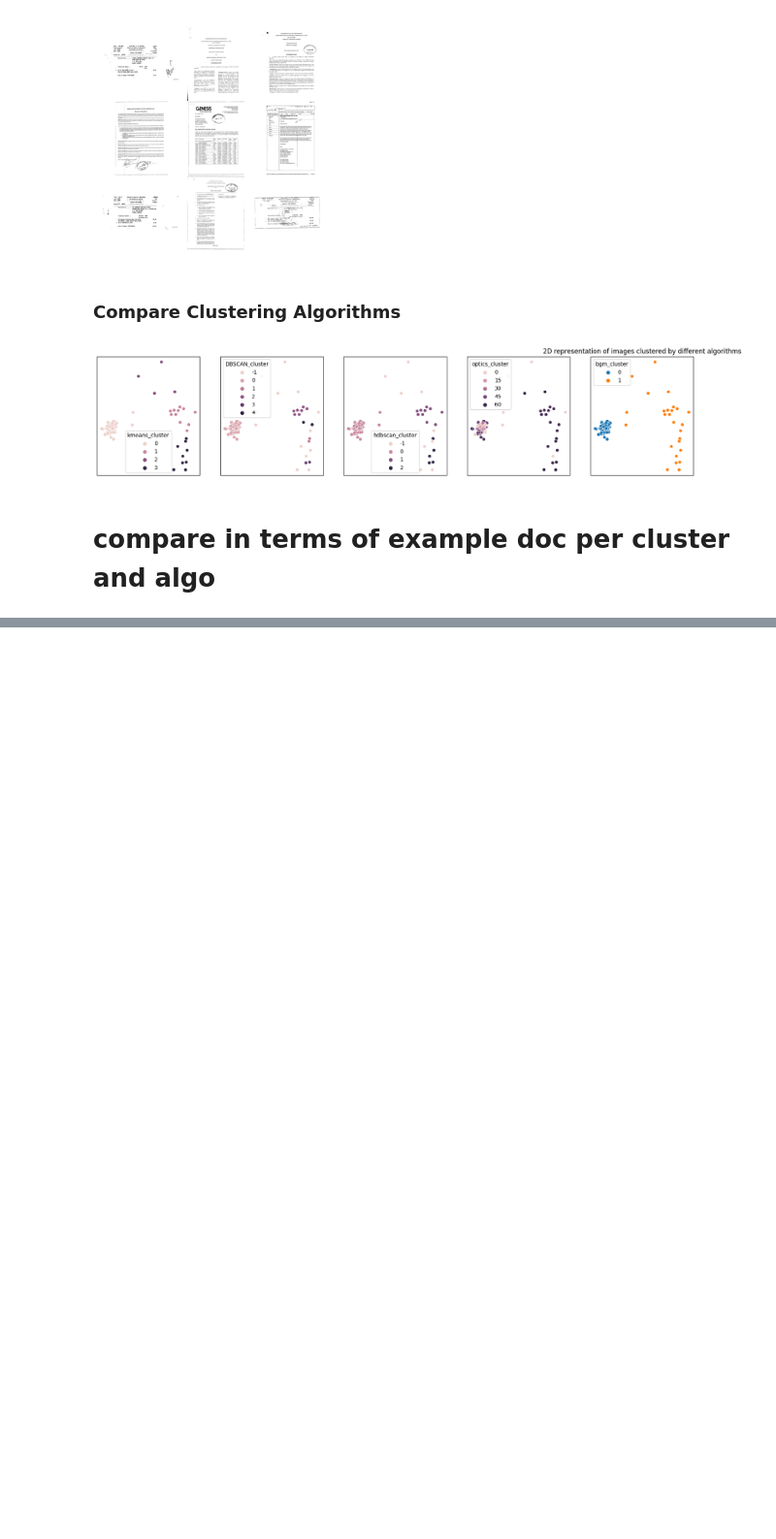
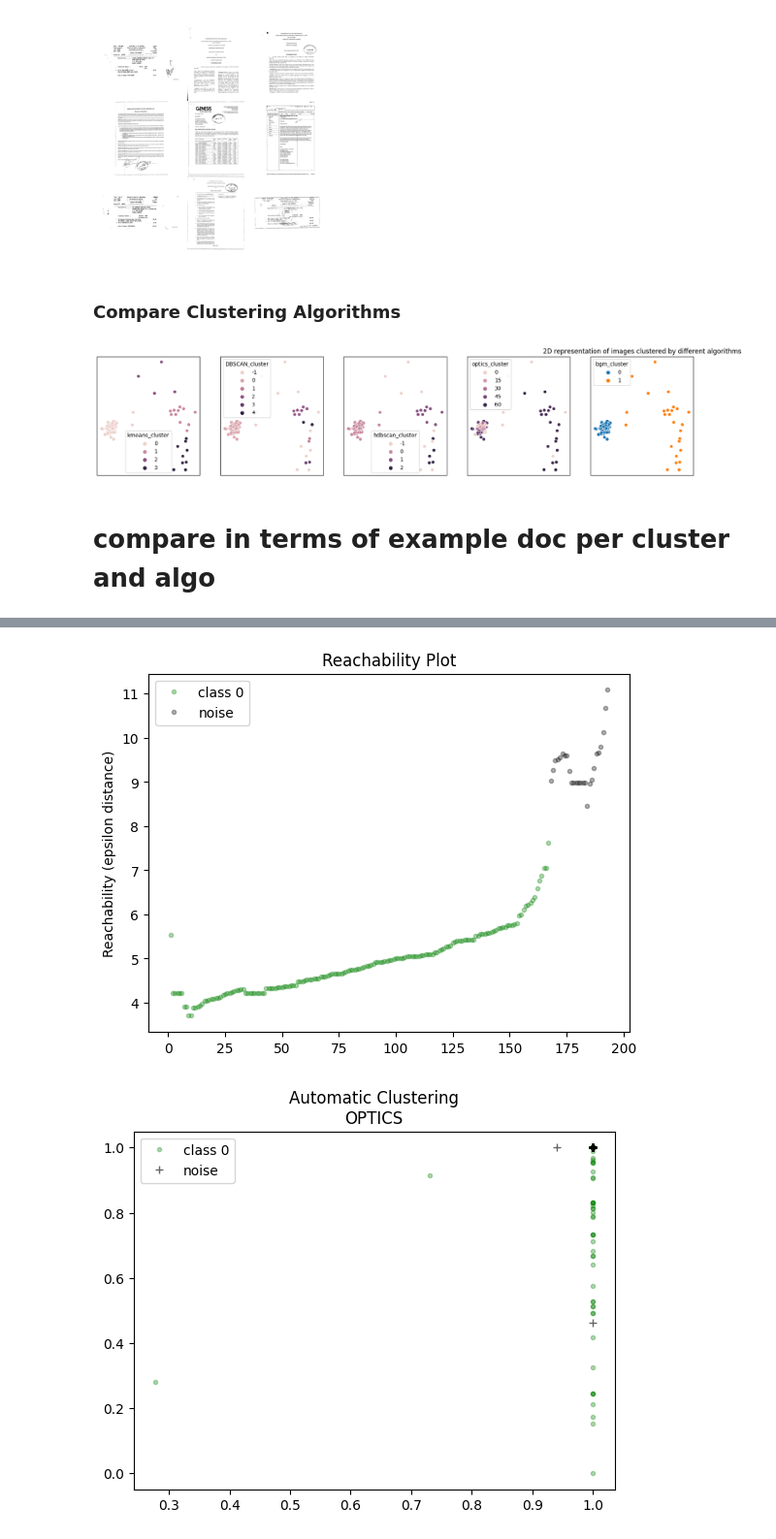
Before and after one commit to KlaraGtknst/topic-analysis-text-data, a Jupyter notebook: image_clustering.ipynb, the cells around one changed output, grey strips where cells are left out. Shown at 97% size. Drawn from its saved outputs; the diff is of its cells as text; code cells hidden in the pictures; blank space fills up the shorter version.

```diff
--- a/image_clustering.ipynb
+++ b/image_clustering.ipynb
@@ -260,0 +399,55 @@ for algo in algos:
+# %%
+def get_optics_plot(documents, max_eps=np.inf, cluster_method='xi', eps=np.inf):
+    if cluster_method == 'xi':
+        clust = OPTICS(min_samples=10, metric='euclidean', cluster_method='xi')
+    else:
+        clust = OPTICS(min_samples=10, metric='euclidean', max_eps=max_eps, cluster_method='dbscan', eps=eps)
+    clust.fit(documents)
+    reachability = clust.reachability_[clust.ordering_]
+    labels = clust.labels_[clust.ordering_]
+    space = np.arange(len(documents))
+
+    # Reachability plot
+    colors = ["g.", "r.", "b.", "y.", "c."]
+    for klass, color in zip(range(0, 5), colors):
+        Xk = space[labels == klass]
+        Rk = reachability[labels == klass]
+        plt.plot(Xk, Rk, color, alpha=0.3, label=(f"class {klass}" if len(Xk) > 0 else None))
+    plt.plot(space[labels == -1], reachability[labels == -1], "k.", alpha=0.3, label="noise")
+    plt.ylabel("Reachability (epsilon distance)")
+    plt.title("Reachability Plot")
+    plt.legend()
+    plt.savefig('results/reachability_plot.pdf', format='pdf')
+    plt.show()
+
+    # OPTICS
+    colors = ["g.", "r.", "b.", "y.", "c."]
+    for klass, color in zip(range(0, 5), colors):
+        Xk = documents[clust.labels_ == klass]
+        plt.plot(Xk[:, 0], Xk[:, 1], color, alpha=0.3, label=(f"class {klass}" if len(Xk) > 0 else None))
+    plt.plot(documents[clust.labels_ == -1, 0], documents[clust.labels_ == -1, 1], "k+", alpha=0.6, label="noise")
+    plt.title("Automatic Clustering\nOPTICS")
+    plt.legend()
+    plt.show()
+
+
+    # OPTICS 3d
+    fig = plt.figure()
+    ax = fig.add_subplot(projection='3d')
+
+    x1 = documents[:, 0]
+    x2 = documents[:, 1]
+    x3 = documents[:, 2]
+
+    ax.scatter(x1, x2, x3, marker='o', c=clust.labels_, cmap="brg")
+    ax.set_xlabel('x1')
+    ax.set_ylabel('x2')
+    ax.set_zlabel('x3')
+    plt.title('OPTICS identified clusters')
+    plt.savefig('results/OPTICS_cluster.pdf', format='pdf')
+    return labels
+
+labels = get_optics_plot(documents)
+# %% [output]
+[figure, added]
+[figure, added]
```
Also changed, not shown: parts of 18 cells of this notebook, 5 other files.
